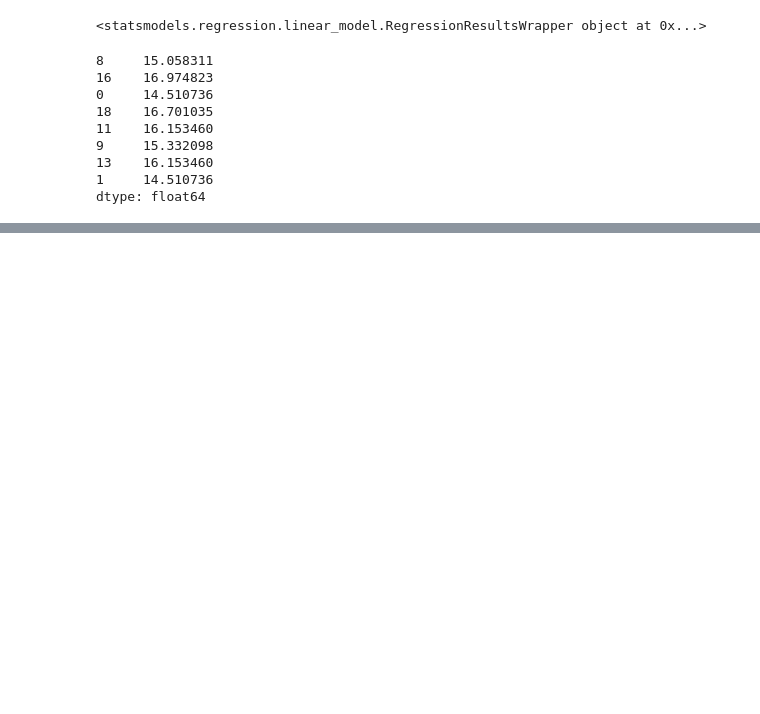
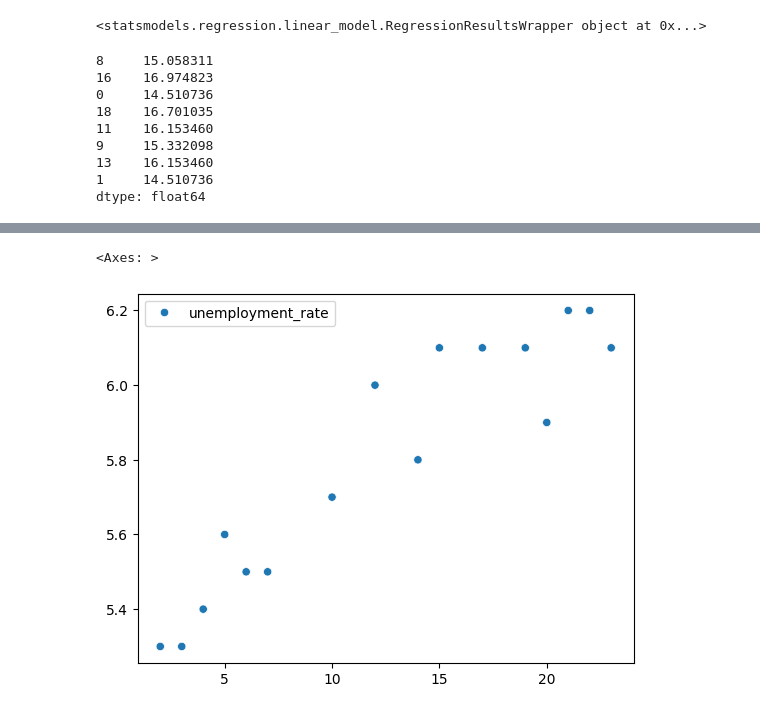
Before and after one commit to Anish4401/pythonDev, a Jupyter notebook: newLearning/regression/multiple-regression.ipynb, the cells around one changed output, grey strips where cells are left out. Drawn from its saved outputs; the diff is of its cells as text; code cells hidden in the pictures; blank space fills up the shorter version.

```diff
--- a/newLearning/regression/multiple-regression.ipynb
+++ b/newLearning/regression/multiple-regression.ipynb
@@ -176,0 +186,5 @@ dtype: float64
+# %%
+sns.scatterplot(X_train)
+# %% [output]
+<Axes: >
+[figure, added]
```
Also changed, not shown: parts of 2 cells of this notebook, 6 other files.
